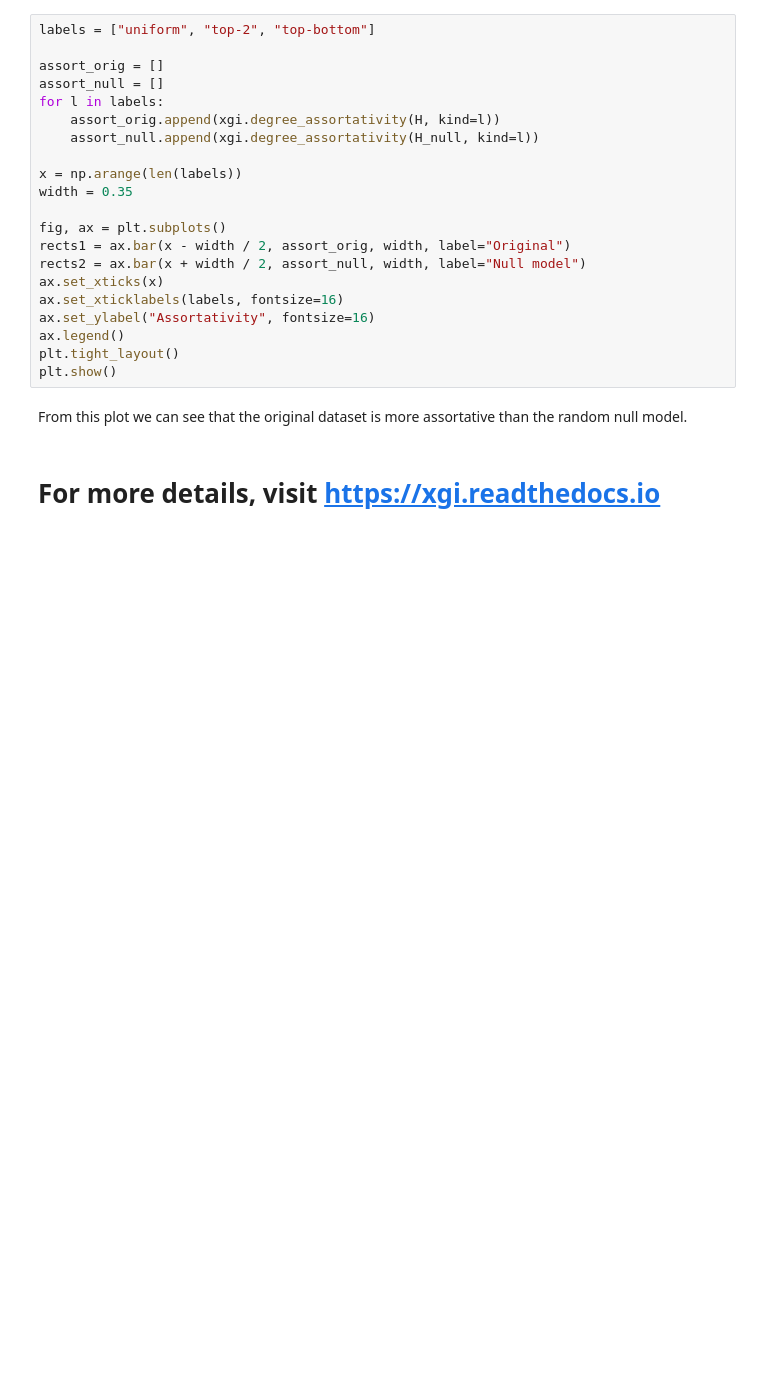
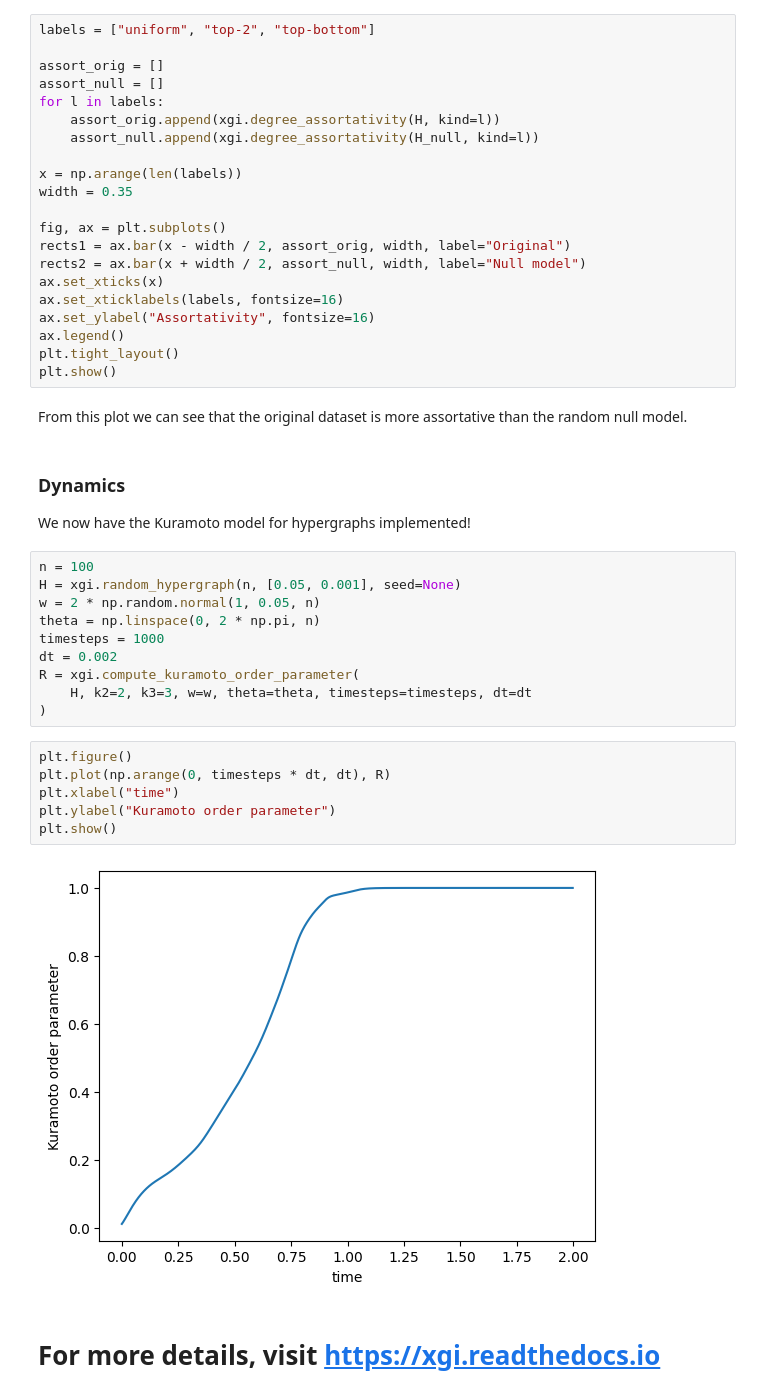
Before and after one commit to xgi-org/xgi, a Jupyter notebook: tutorials/quickstart.ipynb, the cells around one changed output. Drawn from its saved outputs; the diff is of its cells as text; blank space fills up the shorter version.

```diff
--- a/tutorials/quickstart.ipynb
+++ b/tutorials/quickstart.ipynb
@@ -305,5 +337,27 @@ plt.tight_layout()
 plt.show()
 # %% [markdown]
 From this plot we can see that the original dataset is more assortative than the random null model.
+# %% [markdown]
+### Dynamics
+
+We now have the Kuramoto model for hypergraphs implemented!
+# %%
+n = 100
+H = xgi.random_hypergraph(n, [0.05, 0.001], seed=None)
+w = 2 * np.random.normal(1, 0.05, n)
+theta = np.linspace(0, 2 * np.pi, n)
+timesteps = 1000
+dt = 0.002
+R = xgi.compute_kuramoto_order_parameter(
+    H, k2=2, k3=3, w=w, theta=theta, timesteps=timesteps, dt=dt
+)
+# %%
+plt.figure()
+plt.plot(np.arange(0, timesteps * dt, dt), R)
+plt.xlabel("time")
+plt.ylabel("Kuramoto order parameter")
+plt.show()
+# %% [output]
+[figure, added]
 # %% [markdown]
 # For more details, visit https://xgi.readthedocs.io
```
Also changed, not shown: parts of 11 cells of this notebook, 5 other files.
